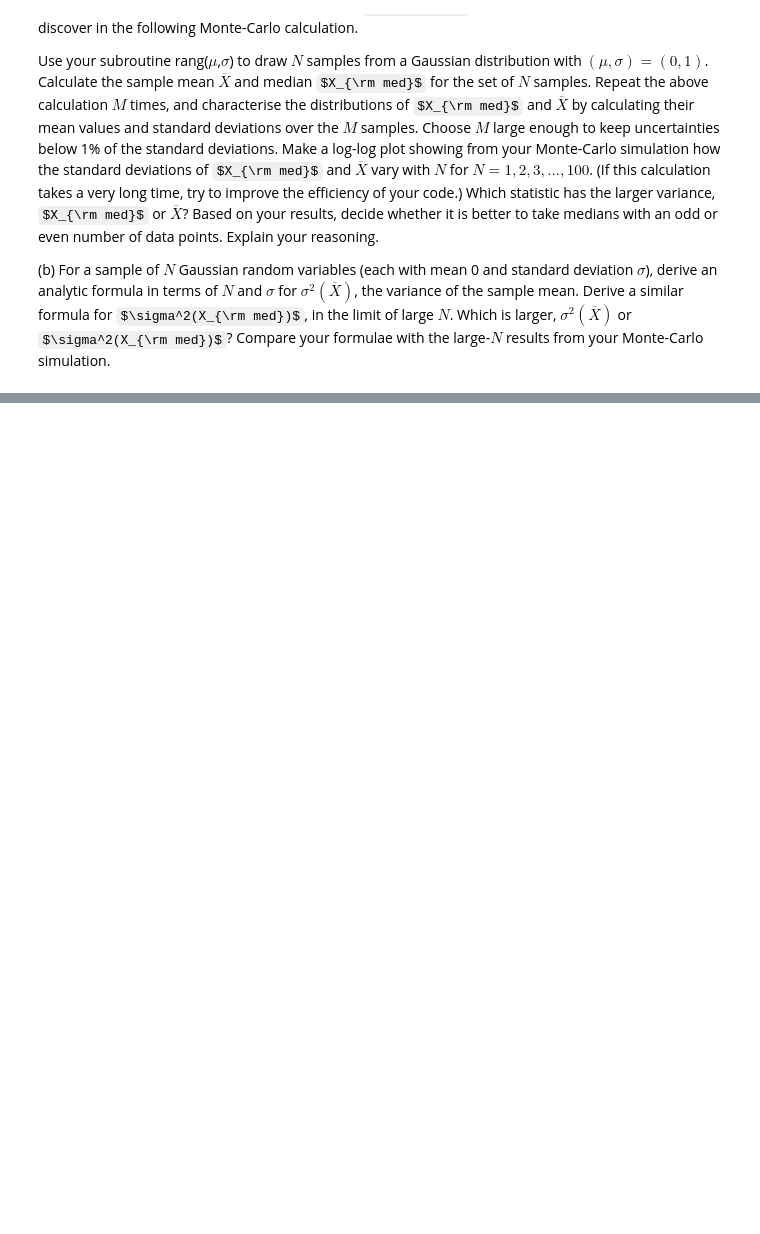
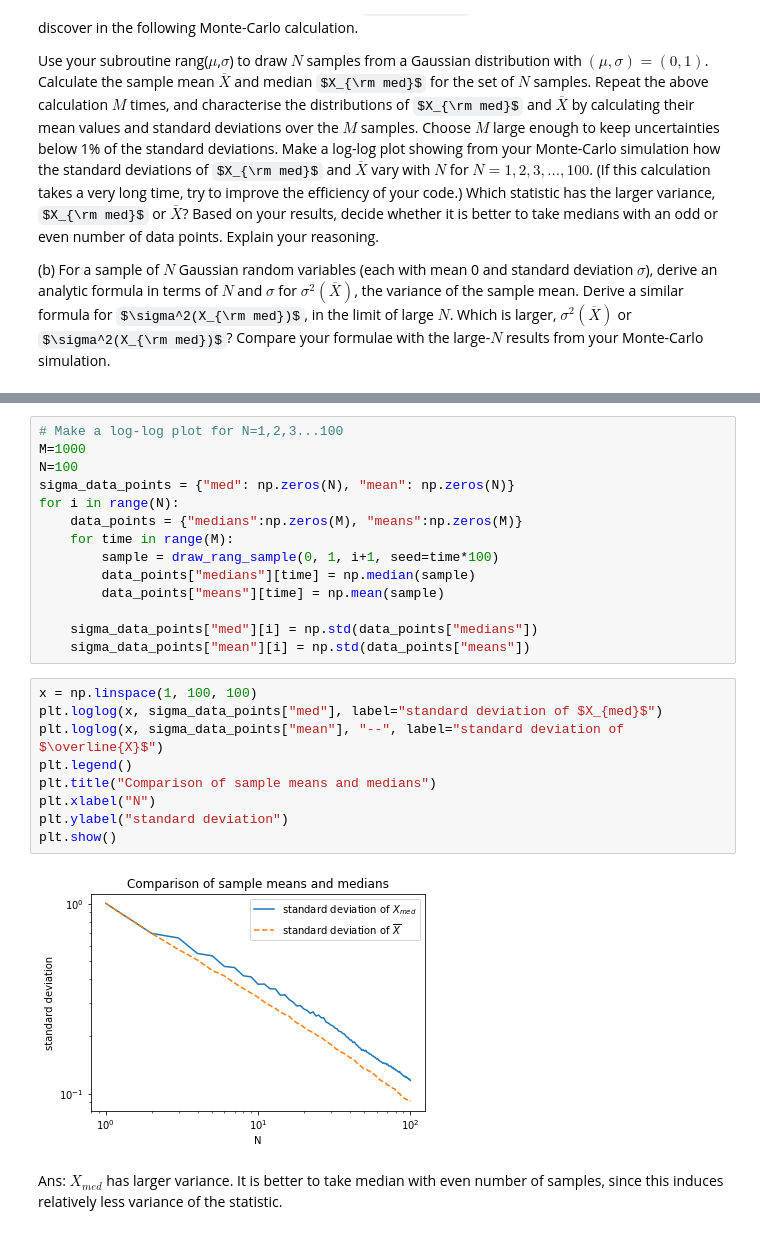
Before and after one commit to alphalyncis/adaa, a Jupyter notebook: hw1/hw1_xueqing.ipynb, the cells around one changed output, grey strips where cells are left out. Drawn from its saved outputs; the diff is of its cells as text; some formulas as TeX source; blank space fills up the shorter version.

```diff
--- a/hw1/hw1.ipynb
+++ b/hw1/hw1_xueqing.ipynb
@@ -392,0 +443,27 @@ from your Monte-Carlo simulation.
+# %%
+# Make a log-log plot for N=1,2,3...100
+M=1000
+N=100
+sigma_data_points = {"med": np.zeros(N), "mean": np.zeros(N)}
+for i in range(N):
+    data_points = {"medians":np.zeros(M), "means":np.zeros(M)}
+    for time in range(M):
+        sample = draw_rang_sample(0, 1, i+1, seed=time*100)
+        data_points["medians"][time] = np.median(sample)
+        data_points["means"][time] = np.mean(sample)
+
+    sigma_data_points["med"][i] = np.std(data_points["medians"])
+    sigma_data_points["mean"][i] = np.std(data_points["means"])
+# %%
+x = np.linspace(1, 100, 100)
+plt.loglog(x, sigma_data_points["med"], label="standard deviation of $X_{med}$")
+plt.loglog(x, sigma_data_points["mean"], "--", label="standard deviation of $\overline{X}$")
+plt.legend()
+plt.title("Comparison of sample means and medians")
+plt.xlabel("N")
+plt.ylabel("standard deviation")
+plt.show()
+# %% [output]
+[figure, added]
+# %% [markdown]
+Ans: $X_{med}$ has larger variance. It is better to take median with even number of samples, since this induces relatively less variance of the statistic.
```
Also changed, not shown: parts of 11 cells of this notebook, 3 other files.
